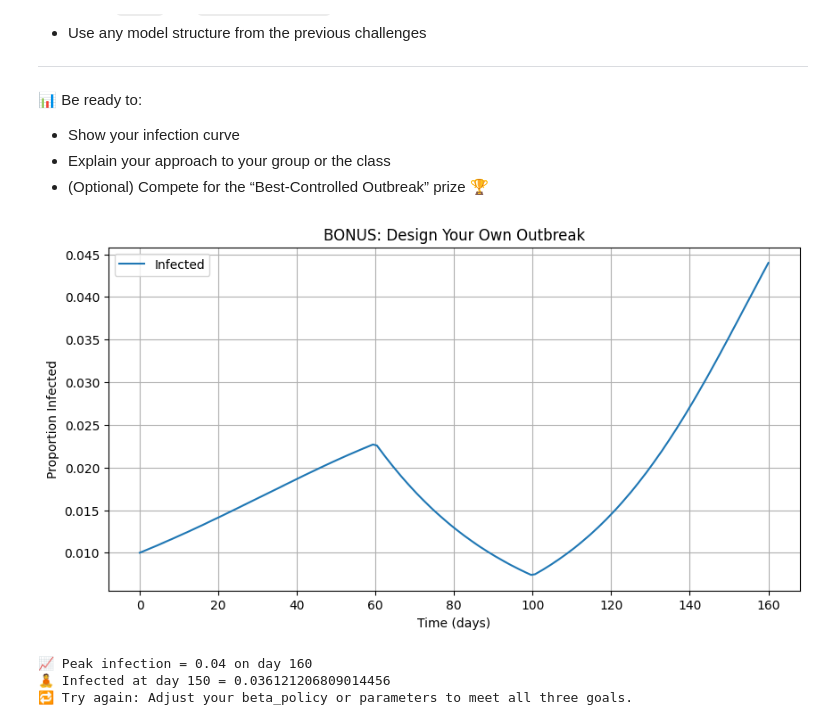
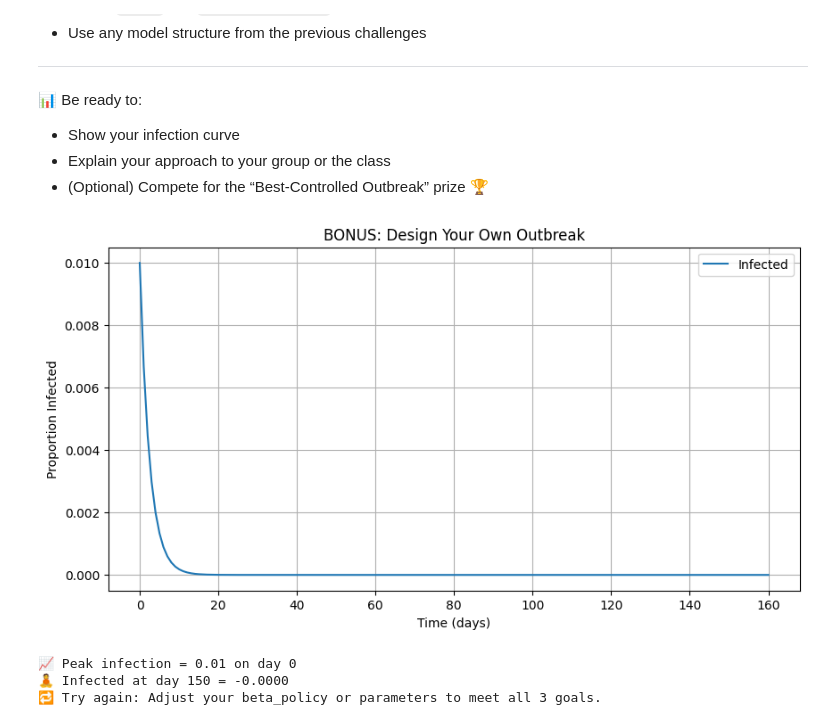
Before and after one commit to belindalombard/CSSummerSchool, a Jupyter notebook: pandemic_commander_final.ipynb, the cells around one changed output. Saved outputs shown, nothing was run; the diff lists cells and outputs as text; code cells hidden in the pictures.

```diff
--- a/pandemic_commander_final.ipynb
+++ b/pandemic_commander_final.ipynb
@@ -37,8 +37,8 @@ Flatten the curve — but don’t stop the outbreak too early!
 ##### 🔧 Tweak these for CHALLENGE 1
 
 ### YOU CAN CHANGE THE CODE FROM HERE  ###
-beta = 0.3
-gamma = 0.1
+beta = 0.5
+gamma = 0.02
 ### TO HERE ###
 
 plt.figure(figsize=(10, 5))
@@ -141,11 +142,11 @@ You’ll write your own logic for how **β (infection rate)** changes over time
 ### YOU CAN CHANGE THE CODE FROM HERE  ###
 def beta_policy(t):
     if t < 40:
+        return 0.5
+    elif t < 80:
+        return 0.5
+    else:
         return 0.1
-    elif t < 80:
-        return 0.05
-    else:
-        return 0.25
 ### TO HERE ###
 
 def custom_policy_model(y, t):
@@ -158,7 +159,6 @@ def custom_policy_model(y, t):
     dRdt = gamma * I - vaccination_rate * R
     return [dSdt, dIdt, dRdt]
 
-# Initial setup
 y0 = [0.99, 0.01, 0.0]
 t = np.linspace(0, 160, 160)
 solution = odeint(custom_policy_model, y0, t)
@@ -214,17 +214,16 @@ Create a simulation that meets **ALL** of the following:
 ### YOU CAN CHANGE THE CODE FROM HERE ###
 # 1. Define your own beta policy
 def beta_policy(t):
-    if t < 60:
-        return 0.12
-    elif t < 100:
-        return 0.08
+    if t < 80:
+        return 0.1
+    elif t < 120:
+        return 0.3
     else:
-        return 0.15
+        return 0.4
 
 # 2. Choose your gamma (recovery) and vaccination settings
-gamma = 0.1
-vaccination_rate = 0.01
-
+gamma = 0.5
+vaccination_rate = 0.5
 ### TO HERE ###
 
 # 3. Model using your beta_policy
@@ -234,38 +233,38 @@ def custom_model(y, t):
     dSdt = -beta * S * I + vaccination_rate * R
     dIdt = beta * S * I - gamma * I
     dRdt = gamma * I - vaccination_rate * R
     return [dSdt, dIdt, dRdt]
 
 # 4. Run simulation
 y0 = [0.99, 0.01, 0.0]
 t = np.linspace(0, 160, 160)
 solution = odeint(custom_model, y0, t)
 S, I, R = solution.T
 
 # 5. Plot
 plt.figure(figsize=(10, 5))
 plt.plot(t, I, label='Infected')
 plt.title('BONUS: Design Your Own Outbreak')
 plt.xlabel('Time (days)')
 plt.ylabel('Proportion Infected')
 plt.grid(True)
 plt.legend()
 plt.show()
 
-# 6. Check basic targets
+# 6. Check success criteria
 peak_day = t[np.argmax(I)]
 peak_val = max(I)
-final_I = I[-1]
+final_I = I[150] if len(I) > 150 else I[-1]
 
 print(f'📈 Peak infection = {peak_val:.2f} on day {peak_day:.0f}')
-print(f'🧘 Infected at day 150 = {I[150] if len(I) > 150 else "N/A"}')
+print(f'🧘 Infected at day 150 = {final_I:.4f}')
 
 if peak_day > 100 and peak_val < 0.3 and final_I < 0.01:
     print("🎉 SUCCESS: You designed a controlled outbreak with minimal harm!")
 else:
-    print("🔁 Try again: Adjust your beta_policy or parameters to meet all three goals.")
+    print("🔁 Try again: Adjust your beta_policy or parameters to meet all 3 goals.")
 # %% [output]
-[figure, old version]
+[figure, new version]
-📈 Peak infection = 0.04 on day 160
-🧘 Infected at day 150 = 0.036121206809014456
-🔁 Try again: Adjust your beta_policy or parameters to meet all three goals.
+📈 Peak infection = 0.01 on day 0
+🧘 Infected at day 150 = -0.0000
+🔁 Try again: Adjust your beta_policy or parameters to meet all 3 goals.
```
Also changed, not shown: parts of 3 cells of this notebook.
